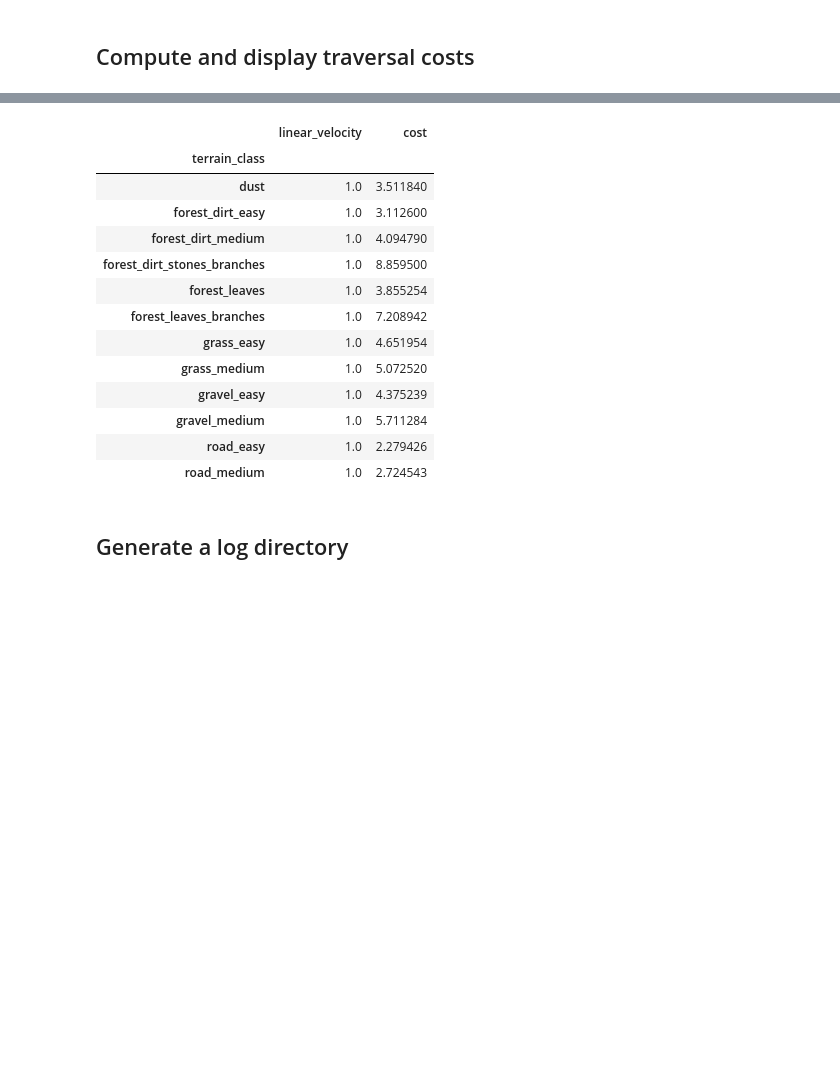
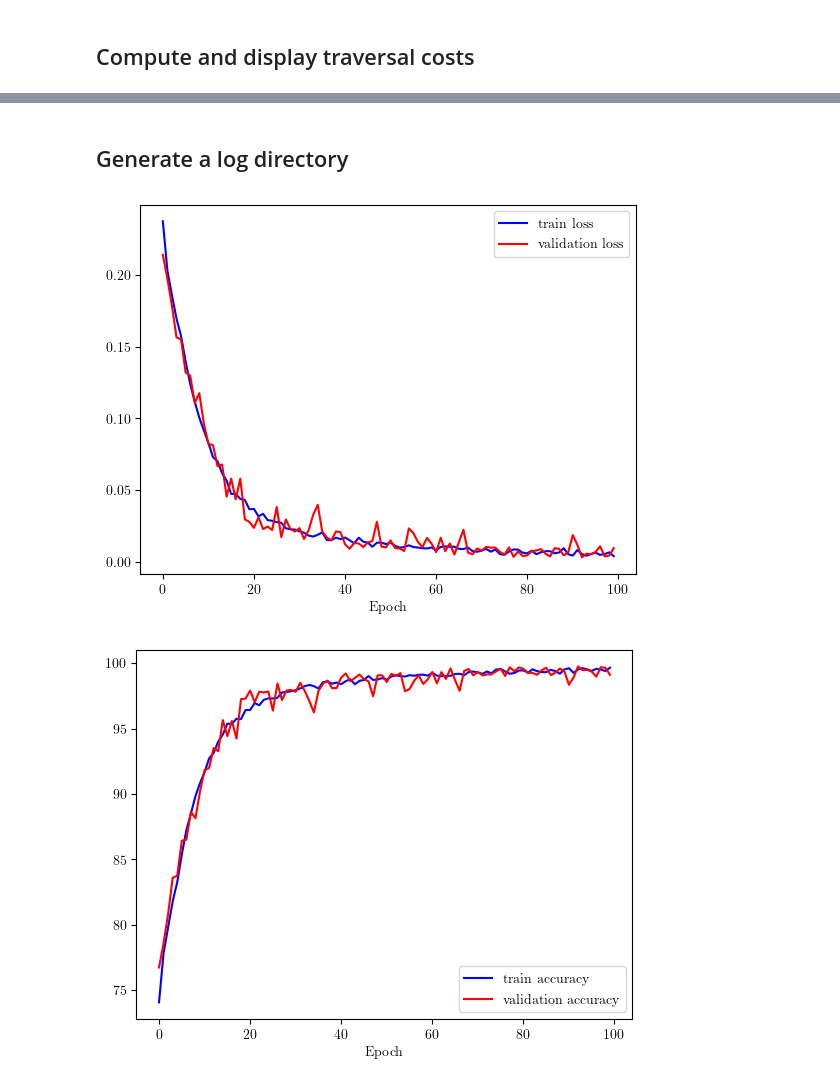
Before and after one commit to Whojo/Autonomous-Navigation-Offroad-by-traversability-analysis, a Jupyter notebook: src/traversal_cost/siamese_network/main.ipynb, the cells around one changed output, grey strips where cells are left out. Saved outputs shown, nothing was run; the diff lists cells and outputs as text; code cells hidden in the pictures; blank space fills up the shorter version.

```diff
--- a/src/traversal_cost/siamese_network/main.ipynb
+++ b/src/traversal_cost/siamese_network/main.ipynb
@@ -252,47 +309,33 @@ cost_graph = traversalcost.utils.display_traversal_costs(costs_df)
-# %%
-results_directory = "/home/gabriel/PRE/src/traversal_cost/siamese_network/logs/_2023-07-11-13-51-07"
-
-costs_df = pd.read_csv(results_directory + "/costs_df.csv", sep=',', encoding='utf-8')
-df_filtered = costs_df[costs_df['linear_velocity'] == 1.0]
-df_filtered.groupby(['terrain_class']).mean()
-# %% [output]
-|  | linear_velocity | cost |
-| terrain_class |  |  |
-| dust | 1.0 | 3.511840 |
-| forest_dirt_easy | 1.0 | 3.112600 |
-| forest_dirt_medium | 1.0 | 4.094790 |
-| forest_dirt_stones_branches | 1.0 | 8.859500 |
-| forest_leaves | 1.0 | 3.855254 |
-| forest_leaves_branches | 1.0 | 7.208942 |
-| grass_easy | 1.0 | 4.651954 |
-| grass_medium | 1.0 | 5.072520 |
-| gravel_easy | 1.0 | 4.375239 |
-| gravel_medium | 1.0 | 5.711284 |
-| road_easy | 1.0 | 2.279426 |
-| road_medium | 1.0 | 2.724543 |
 # %% [markdown]
 ## Generate a log directory
 # %%
 # Get the learning parameters table
 params_table = parameters_table(dataset=params.siamese.DATASET,
                                 learning_params=LEARNING_PARAMS)
 
 # Set the path to the results directory
 if params.siamese.LOG_DIR:
-    results_directory = "logs/_" +\
-                        params.siamese.LOG_DIR
+    results_directory = Path(
+        "logs/_" +
+        params.siamese.LOG_DIR
+    )
 else:
-    results_directory = "logs/_" +\
-                        datetime.now().strftime("%Y-%m-%d-%H-%M-%S")
+    results_directory = Path(
+        "logs/_" +
+        datetime.now().strftime("%Y-%m-%d-%H-%M-%S")
+    )
 
 # Generate the log directory
 generate_log(dataset_directory=params.siamese.DATASET,
              results_directory=results_directory,
              test_loss=test_loss,
              test_accuracy=test_accuracy,
              parameters_table=params_table,
              model=model,
              loss_values=loss_values,
              accuracy_values=accuracy_values)
-costs_df.to_csv(results_directory + "/costs_df.csv", sep=',', encoding='utf-8')
-np.save(results_directory + "/mean" ,costs_df['cost'].mean())
+costs_df.to_csv(results_directory / "costs_df.csv", sep=',', encoding='utf-8')
+np.save(results_directory / "mean", costs_df['cost'].mean())
+# %% [output]
+[figure, added]
+[figure, added]
```
Also changed, not shown: parts of 9 cells of this notebook, 36 other files.
